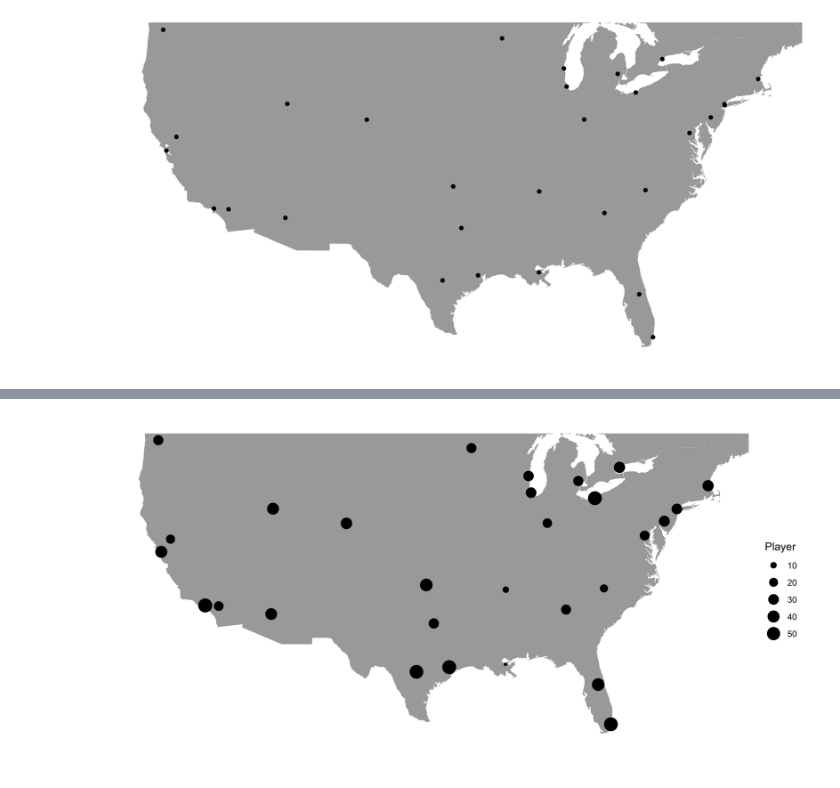
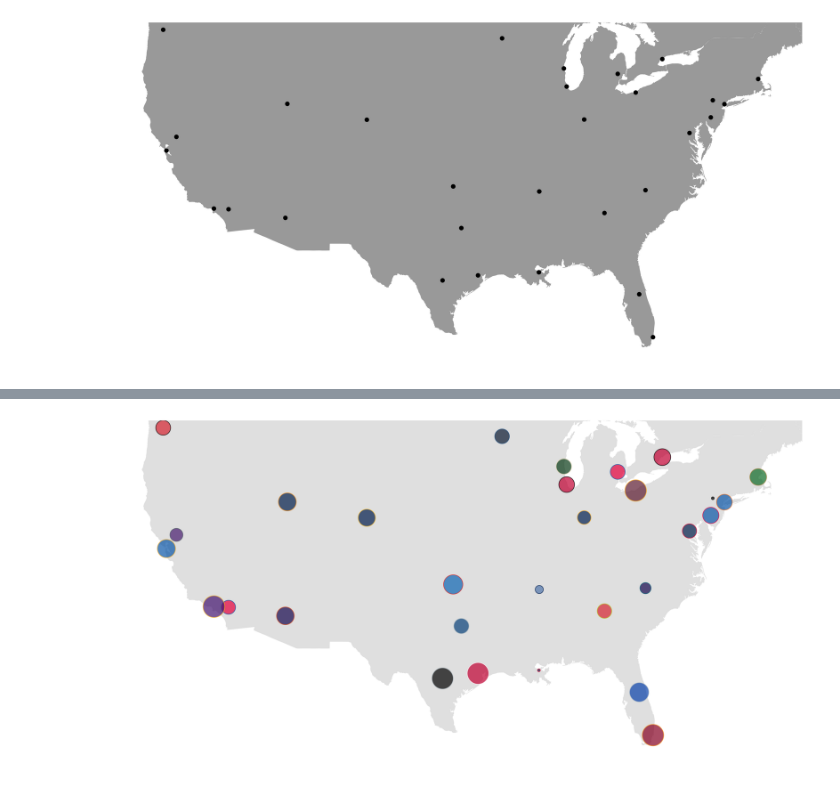
Before and after one commit to chunheisiu/NBA-POTW-Visualization, a Jupyter notebook: notebooks/_ggplot_5.ipynb, the cells around one changed output, grey strips where cells are left out. Cells and saved outputs as stored; diff of their text form; code cells hidden in the pictures.

Commit message:
update ggplot5

```diff
--- a/notebooks/_ggplot_5.ipynb
+++ b/notebooks/_ggplot_5.ipynb
@@ -16,0 +17,4 @@ location = pd2r(pd.read_csv('../data/scraped/NBA_Location.csv'))
+# %%
+# Add Abbreviation for the team
+location_w_abb = (pd.merge(location, nba_Abb, left_on = 'Team', right_on = 'Franchise', how = 'left').drop(columns = 'Franchise'))
+location_w_abb = location_w_abb.rename(columns = {'Abbreviation/Acronym':'Abb'})
@@ -38,7 +44,7 @@ potw = pd.read_csv('../data/raw/NBA_Player_of_the_Week.csv')
 potw = potw.loc[potw['Season short'] > 1990]
 # %%
 potw_count = potw.groupby('Team').count()['Player'].reset_index()
-location_new = location[['Team','latitude','longitude']]
+location_new = location_w_abb[['Team','latitude','longitude','Abb']]
 potw_count.loc[potw_count.Team == 'Philadelphia Sixers', 'Team'] = 'Philadelphia 76ers'
 # %%
 loc_potw_ct = pd.merge(location_new,potw_count, on = 'Team', how = 'left')
@@ -47,0 +70,8 @@ loc_potw_ct = pd.merge(location_new,potw_count, on = 'Team', how = 'left')
+# %%
+nba_colors = pd.read_csv('../data/scraped/NBA_Teams_Color.csv')
+# %%
+nba_df = pd.merge(loc_potw_ct, nba_colors, left_on = 'Team', right_on = 'Franchise', how = 'left')
+nba_colors = nba_df.set_index('Team')
+nba_ggplot_fill = nba_colors['Color1']
+nba_ggplot_color = nba_colors['Color2']
+nba_df
@@ -48,19 +100,24 @@ loc_potw_ct = pd.merge(location_new,potw_count, on = 'Team', how = 'left')
 # %%
 %%R -w 10 -h 5 --units in -r 300
 usa <- map_data('usa')
 canada <- map_data('worldHires', 'Canada')
 
 ggplot() +
-geom_polygon(data = usa, aes(x = long, y = lat, group = group), fill = 'darkgray') +
-geom_polygon(data = canada, aes(x = long, y = lat, group = group), fill = 'darkgray') +
-geom_point(data = loc_potw_ct, aes(x = longitude, y = latitude, size = Player)) +
+geom_polygon(data = usa, aes(x = long, y = lat, group = group), fill = 'grey90') +
+geom_polygon(data = canada, aes(x = long, y = lat, group = group), fill = 'grey90') +
+geom_point(data = nba_df, aes(x = longitude, y = latitude, size = Player, color = Team, fill = Team), shape = 21, alpha = 0.7) +
+scale_size(range = c(1, 10)) +
+# geom_label(data = nba_df, aes(x = longitude, y = latitude, label = Abb, color = Team, fill = Team), alpha = 0.8, size = 2,position = 'dodge') +
+scale_color_manual(values = nba_ggplot_color) +
+scale_fill_manual(values = nba_ggplot_fill) +
+guides(fill = F, color = F, size = F) +
 coord_fixed(xlim = c(-125, -70), ylim = c(25, 45), ratio = 1.35) +
 theme_minimal() +
 theme(axis.text = element_blank(),
       axis.line = element_blank(),
       axis.ticks = element_blank(),
       panel.border = element_blank(),
       panel.grid = element_blank(),
       axis.title = element_blank())
 # %% [output]
-[figure, old version]
+[figure, new version]
```
Also changed, not shown: parts of 6 cells of this notebook, 2 other files.
